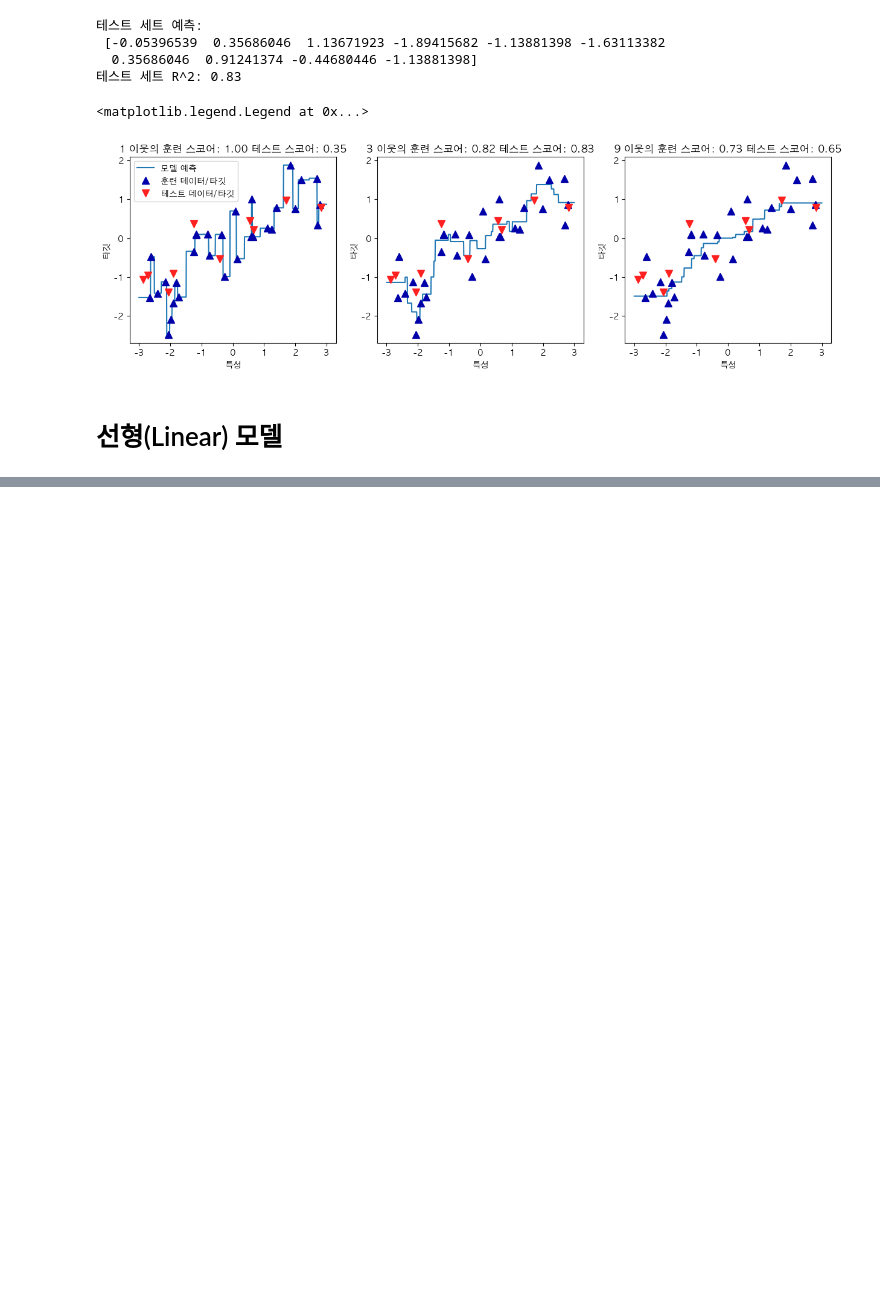
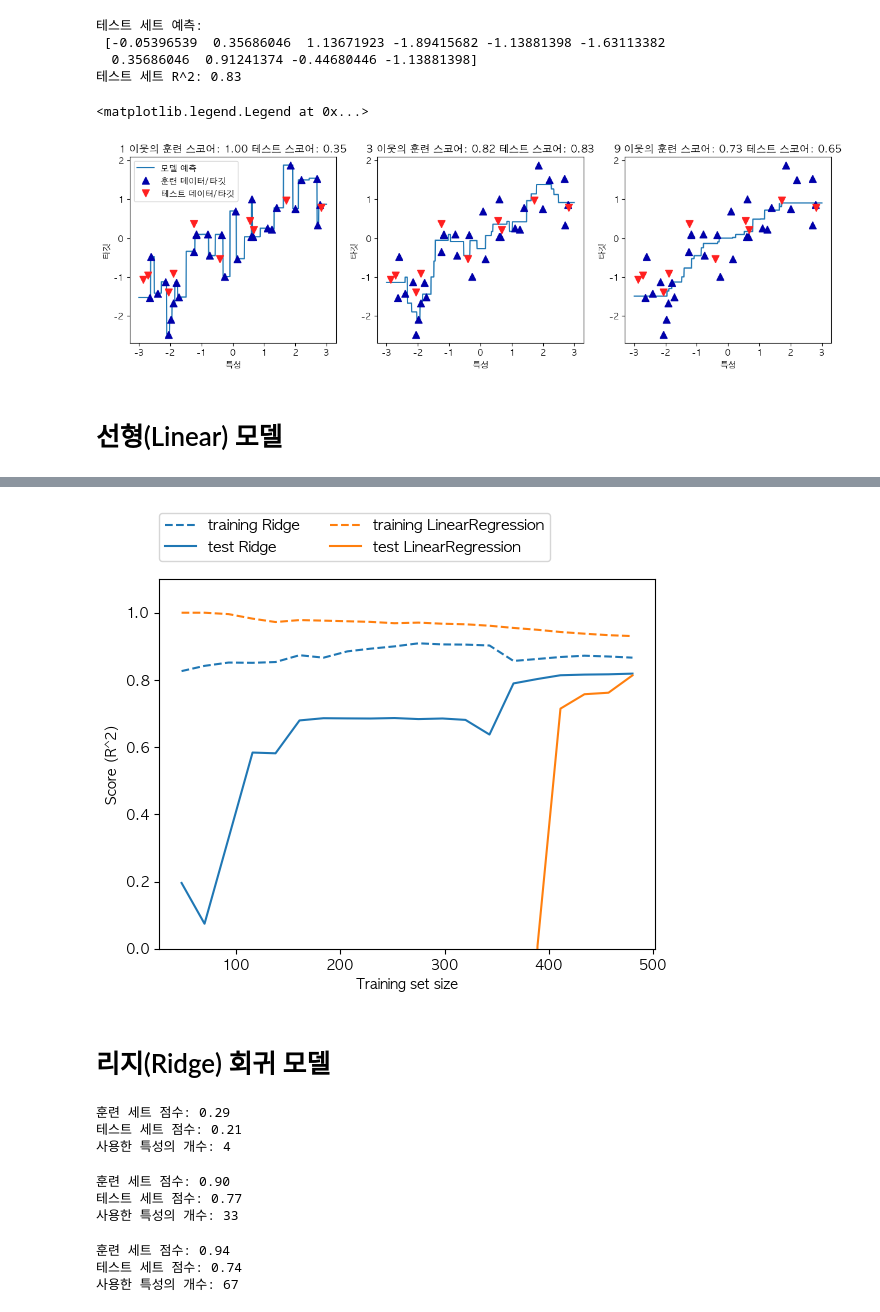
Before and after one commit to jhchoi316/Internship-Study, a Jupyter notebook: MachineLearning/2. 지도 학습.ipynb, the cells around one changed output, grey strips where cells are left out. Saved outputs shown, nothing was run; the diff lists cells and outputs as text; code cells hidden in the pictures; blank space fills up the shorter version.

```diff
--- a/MachineLearning/2. 지도 학습.ipynb
+++ b/MachineLearning/2. 지도 학습.ipynb
@@ -234,0 +285,34 @@ axes[0].legend(["모델 예측", "훈련 데이터/타깃", "테스트 데이터
+# %%
+mglearn.plots.plot_ridge_n_samples()
+# %% [output]
+[figure, added]
+# %% [markdown]
+# 리지(Ridge) 회귀 모델
+# %%
+from sklearn. linear_model import Lasso
+lasso = Lasso().fit(X_train, y_train)
+print("훈련 세트 점수: {:.2f}".format(lasso.score(X_train, y_train)))
+print("테스트 세트 점수: {:.2f}".format(lasso.score(X_test, y_test)))
+print("사용한 특성의 개수:", np.sum(lasso.coef_ != 0))
+# %% [output]
+훈련 세트 점수: 0.29
+테스트 세트 점수: 0.21
+사용한 특성의 개수: 4
+# %%
+lasso001 = Lasso(alpha=0.01, max_iter=50000).fit(X_train, y_train)
+print("훈련 세트 점수: {:.2f}".format(lasso001.score(X_train, y_train)))
+print("테스트 세트 점수: {:.2f}".format(lasso001.score(X_test, y_test)))
+print("사용한 특성의 개수:", np.sum(lasso001.coef_ != 0))
+# %% [output]
+훈련 세트 점수: 0.90
+테스트 세트 점수: 0.77
+사용한 특성의 개수: 33
+# %%
+lasso0001 = Lasso(alpha=0.001, max_iter=50000).fit(X_train, y_train)
+print("훈련 세트 점수: {:.2f}".format(lasso0001.score(X_train, y_train)))
+print("테스트 세트 점수: {:.2f}".format(lasso0001.score(X_test, y_test)))
+print("사용한 특성의 개수:", np.sum(lasso0001.coef_ != 0))
+# %% [output]
+훈련 세트 점수: 0.94
+테스트 세트 점수: 0.74
+사용한 특성의 개수: 67
```
Also changed, not shown: parts of 46 cells of this notebook.
